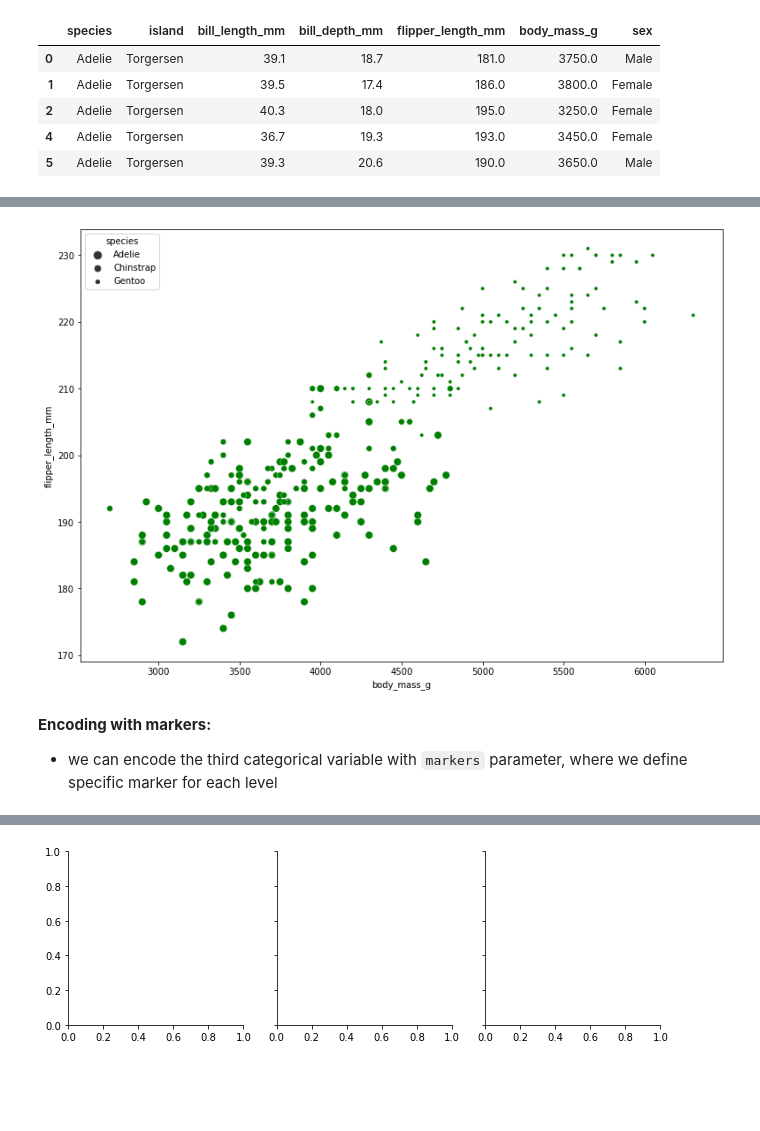
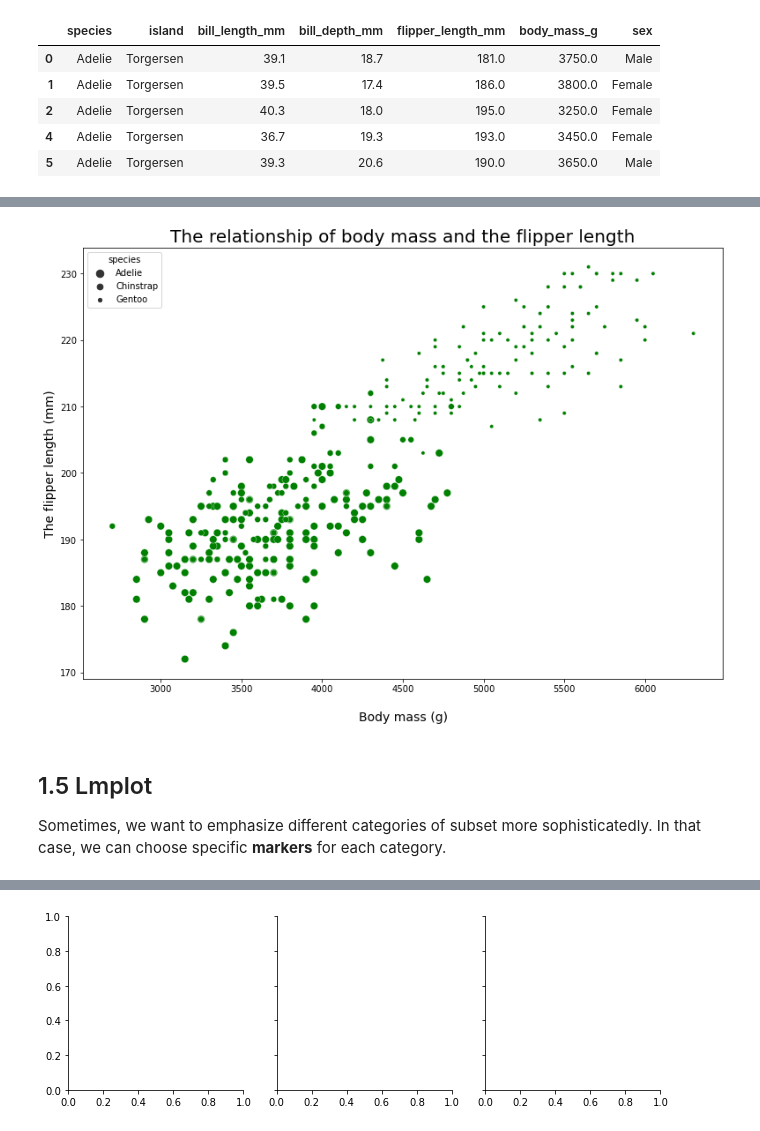
Before and after one commit to zatkopatrik/authentic-data-science, a Jupyter notebook: Jupyter_notebooks/3. Data-Visualization/3_4_15 Multivariate visualizations with Seaborn.ipynb, the cells around one changed output, grey strips where cells are left out. Cells and saved outputs as stored; diff of their text form; code cells hidden in the pictures; blank space fills up the shorter version.

```diff
--- a/Jupyter_notebooks/3. Data-Visualization/3_4_15 Multivariate visualizations with Seaborn.ipynb
+++ b/Jupyter_notebooks/3. Data-Visualization/3_4_15 Multivariate visualizations with Seaborn.ipynb
@@ -65,13 +99,19 @@ sns.relplot(data = penguins, x = 'body_mass_g',
 # %%
 # A scatterplot
 fig, ax = plt.subplots(figsize = (13,9))
-sns.scatterplot(data = penguins, x = 'body_mass_g', y = 'flipper_length_mm',
+sns.scatterplot(data = penguins,
+                x = 'body_mass_g',
+                y = 'flipper_length_mm',
                 size = 'species',
-                color = 'green');
+                color = 'green')
+plt.xlabel('Body mass (g)', fontsize = 14, labelpad = 20)
+plt.ylabel('The flipper length (mm)', fontsize = 14)
+plt.title('The relationship of body mass and the flipper length', fontsize = 20);
 # %% [output]
-[figure, old version]
+[figure, new version]
-# %% [markdown]
-**Encoding with markers:**
-- we can encode the third categorical variable with `markers` parameter, where we define specific marker for each level
+# %% [markdown]
+## 1.5 Lmplot
+
+Sometimes, we want to emphasize different categories of subset more sophisticatedly. In that case, we can choose specific  **markers** for each category.
 # %%
 # A lmplot
```
Also changed, not shown: parts of 24 cells of this notebook.
